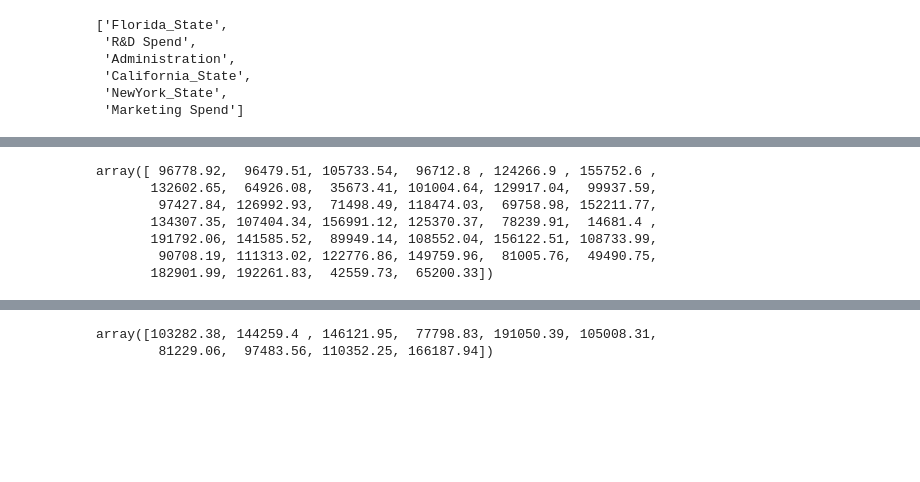
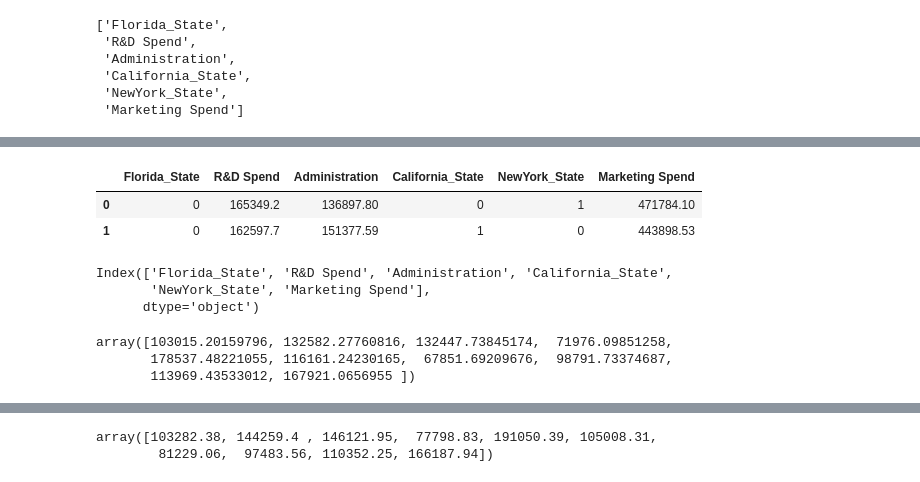
Before and after one commit to RAHULRAJ666DX/Startups-Profit-Prediction-Machine-Learning-Project, a Jupyter notebook: 50_Startups_Linear_Regression_Project.ipynb, the cells around one changed output, grey strips where cells are left out. Saved outputs shown, nothing was run; the diff lists cells and outputs as text; code cells hidden in the pictures; blank space fills up the shorter version.

```diff
--- a/50_Startups_Linear_Regression_Project.ipynb
+++ b/50_Startups_Linear_Regression_Project.ipynb
@@ -238,12 +262,21 @@ array([ 8.66383692e+01,  1.72720281e+04,  7.86007422e+02,  1.27892182e+05,
+# %%
+dataset[independent_variables].head(2)
+# %% [output]
+|  | Florida_State | R&D Spend | Administration | California_State | NewYork_State | Marketing Spend |
+| 0 | 0 | 165349.2 | 136897.80 | 0 | 1 | 471784.10 |
+| 1 | 0 | 162597.7 | 151377.59 | 1 | 0 | 443898.53 |
+# %%
+dataset[independent_variables].columns
+# %% [output]
+Index(['Florida_State', 'R&D Spend', 'Administration', 'California_State',
+       'NewYork_State', 'Marketing Spend'],
+      dtype='object')
+# %%
+# Predicting the Test set results
+regressor.predict(X_test)
+# %% [output]
+array([103015.20159796, 132582.27760816, 132447.73845174,  71976.09851258,
+       178537.48221055, 116161.24230165,  67851.69209676,  98791.73374687,
+       113969.43533012, 167921.0656955 ])
 # %%
 y_pred_train = regressor.predict(X_train)
-# %%
-y_train
-# %% [output]
-array([ 96778.92,  96479.51, 105733.54,  96712.8 , 124266.9 , 155752.6 ,
-       132602.65,  64926.08,  35673.41, 101004.64, 129917.04,  99937.59,
-        97427.84, 126992.93,  71498.49, 118474.03,  69758.98, 152211.77,
-       134307.35, 107404.34, 156991.12, 125370.37,  78239.91,  14681.4 ,
-       191792.06, 141585.52,  89949.14, 108552.04, 156122.51, 108733.99,
-        90708.19, 111313.02, 122776.86, 149759.96,  81005.76,  49490.75,
-       182901.99, 192261.83,  42559.73,  65200.33])
```
Also changed, not shown: parts of 23 cells of this notebook.
